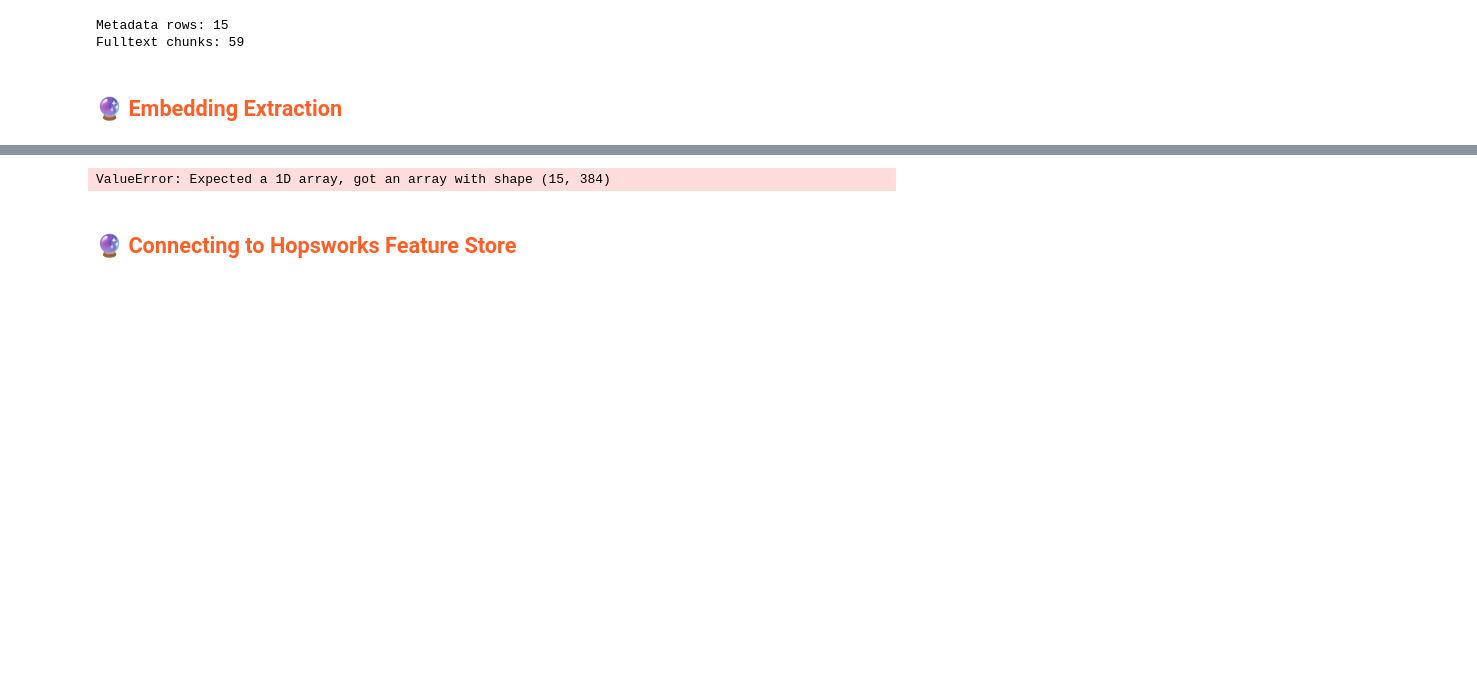
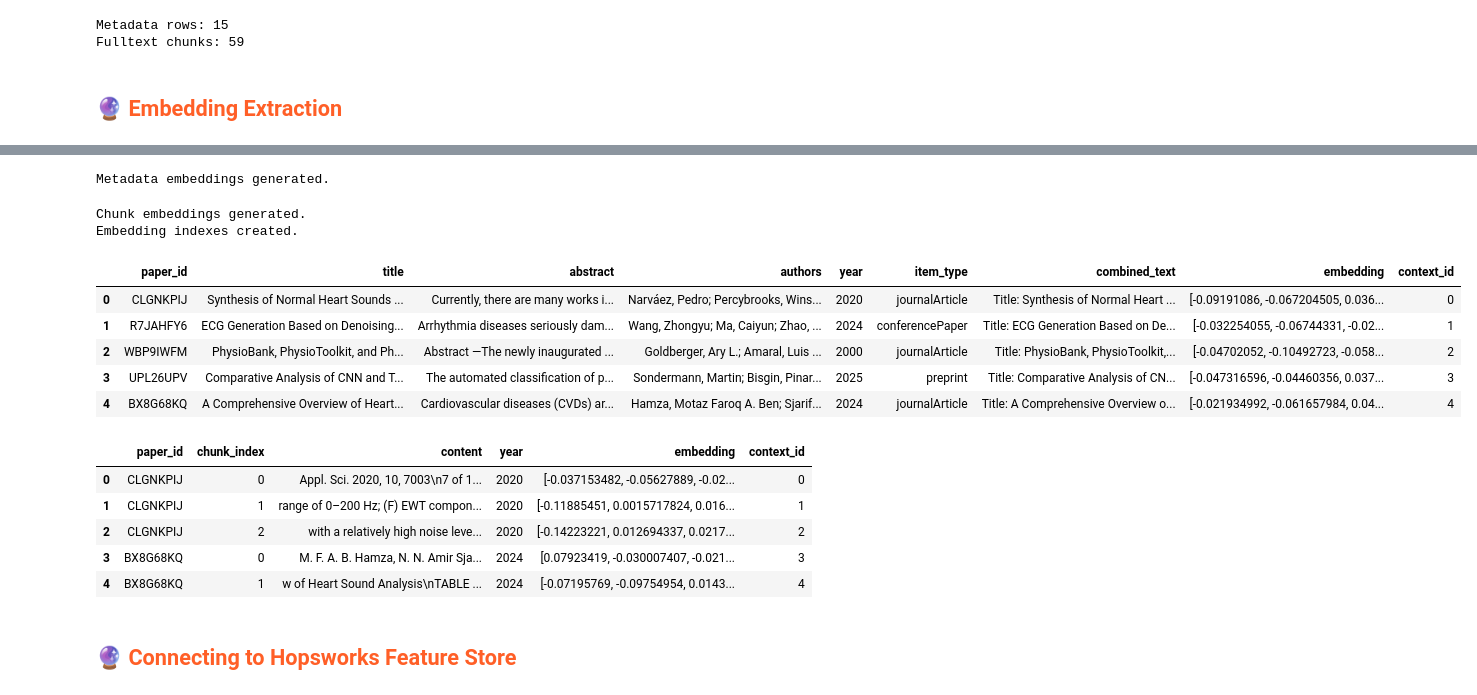
Before and after one commit to alyssa2024/ID2223-Project, a Jupyter notebook: 1_feature_pipeline.ipynb, the cells around one changed output, grey strips where cells are left out. Saved outputs shown, nothing was run; the diff lists cells and outputs as text; code cells hidden in the pictures; blank space fills up the shorter version.

Commit message:
fix the error

```diff
--- a/1_feature_pipeline.ipynb
+++ b/1_feature_pipeline.ipynb
@@ -324,11 +324,13 @@ print(f"Chunk rows: {len(df_chunks)}")
 # -------------------------
 
 if not df_metadata.empty:
-    df_metadata["embedding"] = model.encode(
+    embeddings = model.encode(
         df_metadata["combined_text"].tolist(),
         show_progress_bar=True,
         convert_to_numpy=True,
-    )
+    ).astype("float32")
+
+    df_metadata["embedding"] = list(embeddings)
 else:
     df_metadata["embedding"] = []
 
@@ -340,11 +342,14 @@ print("Metadata embeddings generated.")
 # -------------------------
 
 if not df_chunks.empty:
-    df_chunks["embedding"] = model.encode(
-        df_chunks["content"].tolist(),
+    embeddings = model.encode(
+        df_chunks["content"].fillna("").tolist(),
         show_progress_bar=True,
         convert_to_numpy=True,
-    )
+    ).astype("float32")
+
+    df_chunks["embedding"] = list(embeddings)
+
 else:
     df_chunks["embedding"] = []
 
@@ -390,8 +395,22 @@ display(df_chunks.head())
 Loaded embedding model: all-MiniLM-L6-v2
 Embedding dimension: 384
 Metadata rows: 15
 Chunk rows: 59
-ValueError: Expected a 1D array, got an array with shape (15, 384)
+Metadata embeddings generated.
+Chunk embeddings generated.
+Embedding indexes created.
+|  | paper_id | title | abstract | authors | year | item_type | combined_text | embedding | context_id |
+| 0 | CLGNKPIJ | Synthesis of Normal Heart Sounds ... | Currently, there are many works i... | Narváez, Pedro; Percybrooks, Wins... | 2020 | journalArticle | Title: Synthesis of Normal Heart ... | [-0.09191086, -0.067204505, 0.036... | 0 |
+| 1 | R7JAHFY6 | ECG Generation Based on Denoising... | Arrhythmia diseases seriously dam... | Wang, Zhongyu; Ma, Caiyun; Zhao, ... | 2024 | conferencePaper | Title: ECG Generation Based on De... | [-0.032254055, -0.06744331, -0.02... | 1 |
+| 2 | WBP9IWFM | PhysioBank, PhysioToolkit, and Ph... | Abstract —The newly inaugurated ... | Goldberger, Ary L.; Amaral, Luis ... | 2000 | journalArticle | Title: PhysioBank, PhysioToolkit,... | [-0.04702052, -0.10492723, -0.058... | 2 |
+| 3 | UPL26UPV | Comparative Analysis of CNN and T... | The automated classification of p... | Sondermann, Martin; Bisgin, Pinar... | 2025 | preprint | Title: Comparative Analysis of CN... | [-0.047316596, -0.04460356, 0.037... | 3 |
+| 4 | BX8G68KQ | A Comprehensive Overview of Heart... | Cardiovascular diseases (CVDs) ar... | Hamza, Motaz Faroq A. Ben; Sjarif... | 2024 | journalArticle | Title: A Comprehensive Overview o... | [-0.021934992, -0.061657984, 0.04... | 4 |
+|  | paper_id | chunk_index | content | year | embedding | context_id |
+| 0 | CLGNKPIJ | 0 | Appl. Sci. 2020, 10, 7003\n7 of 1... | 2020 | [-0.037153482, -0.05627889, -0.02... | 0 |
+| 1 | CLGNKPIJ | 1 | range of 0–200 Hz; (F) EWT compon... | 2020 | [-0.11885451, 0.0015717824, 0.016... | 1 |
+| 2 | CLGNKPIJ | 2 | with a relatively high noise leve... | 2020 | [-0.14223221, 0.012694337, 0.0217... | 2 |
+| 3 | BX8G68KQ | 0 | M. F. A. B. Hamza, N. N. Amir Sja... | 2024 | [0.07923419, -0.030007407, -0.021... | 3 |
+| 4 | BX8G68KQ | 1 | w of Heart Sound Analysis\nTABLE ... | 2024 | [-0.07195769, -0.09754954, 0.0143... | 4 |
 # %% [markdown]
 ## <span style="color:#ff5f27;"> 🔮 Connecting to Hopsworks Feature Store </span>
 # %%
```
Also changed, not shown: parts of 7 cells of this notebook.
